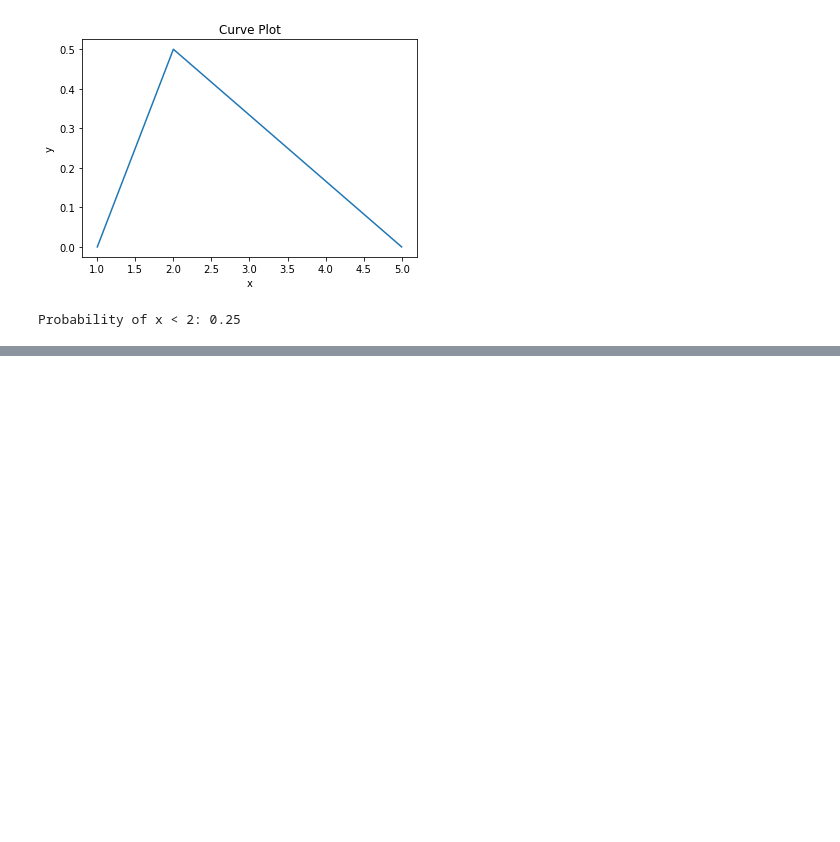
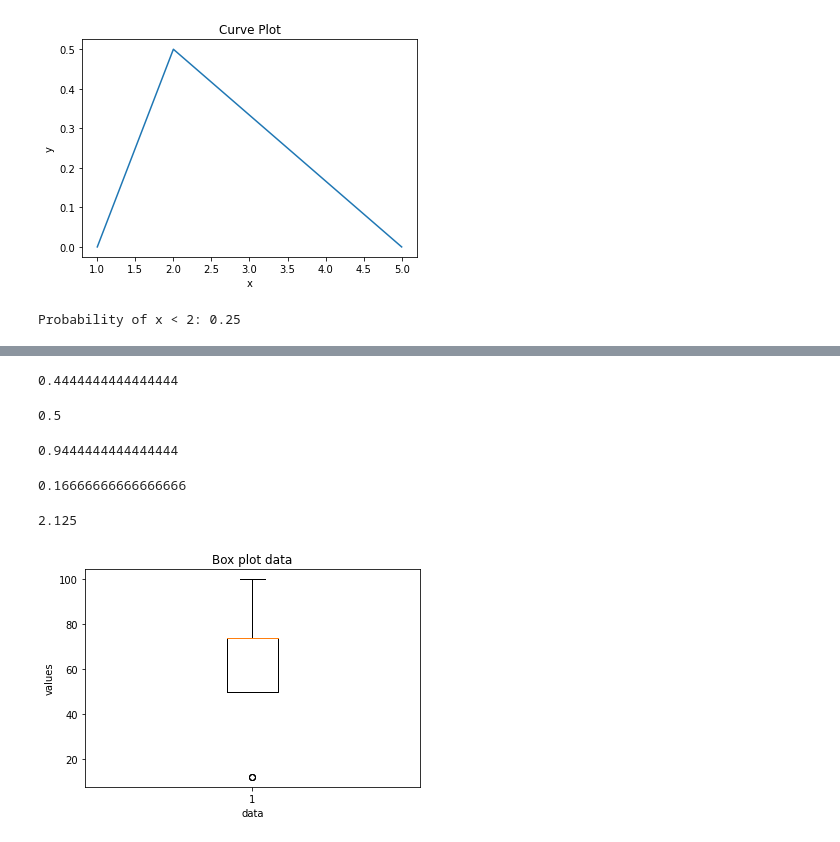
Before and after one commit to Emily20222022/blog_analytic_master, a Jupyter notebook: DS_analysis_stats_&_probability.ipynb, the cells around one changed output, grey strips where cells are left out. Cells and saved outputs as stored; diff of their text form; code cells hidden in the pictures; blank space fills up the shorter version.

```diff
--- a/DS_analysis_stats_&_probability.ipynb
+++ b/DS_analysis_stats_&_probability.ipynb
@@ -180,0 +211,35 @@ Probability of x < 2: 0.25
+# %%
+P_A = 80/180
+print(P_A)
+# %% [output]
+0.4444444444444444
+# %%
+P_B = 90/180
+print(P_B)
+# %% [output]
+0.5
+# %%
+print(P_A + P_B)
+# %% [output]
+0.9444444444444444
+# %%
+P_AB = 30/180
+print(P_AB)
+# %% [output]
+0.16666666666666666
+# %%
+print((P_A + P_B)/(P_A))
+# %% [output]
+2.125
+# %%
+import matplotlib.pyplot as plt
+
+data = [100]*2 + [74]*20 +[12]*3+ [50]*10
+
+plt.boxplot(data)
+plt.title("Box plot data")
+plt.xlabel("data")
+plt.ylabel("values")
+plt.show()
+# %% [output]
+[figure, added]
```
Also changed, not shown: parts of 17 cells of this notebook.
